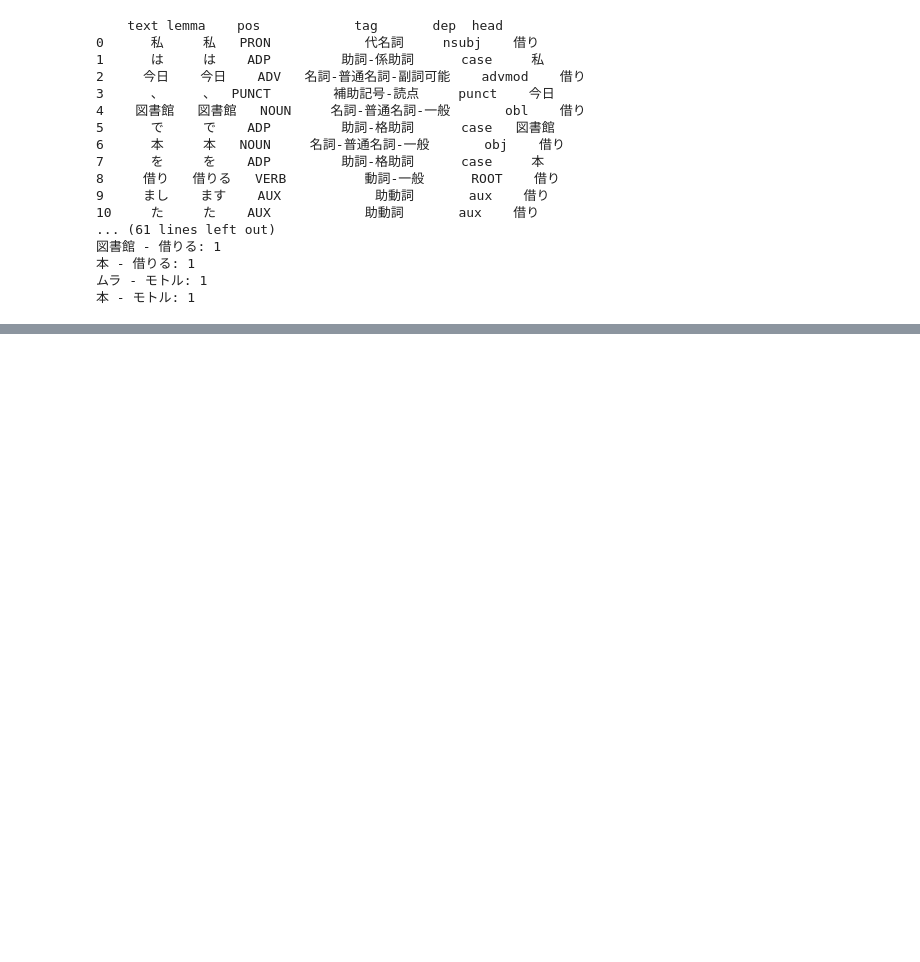
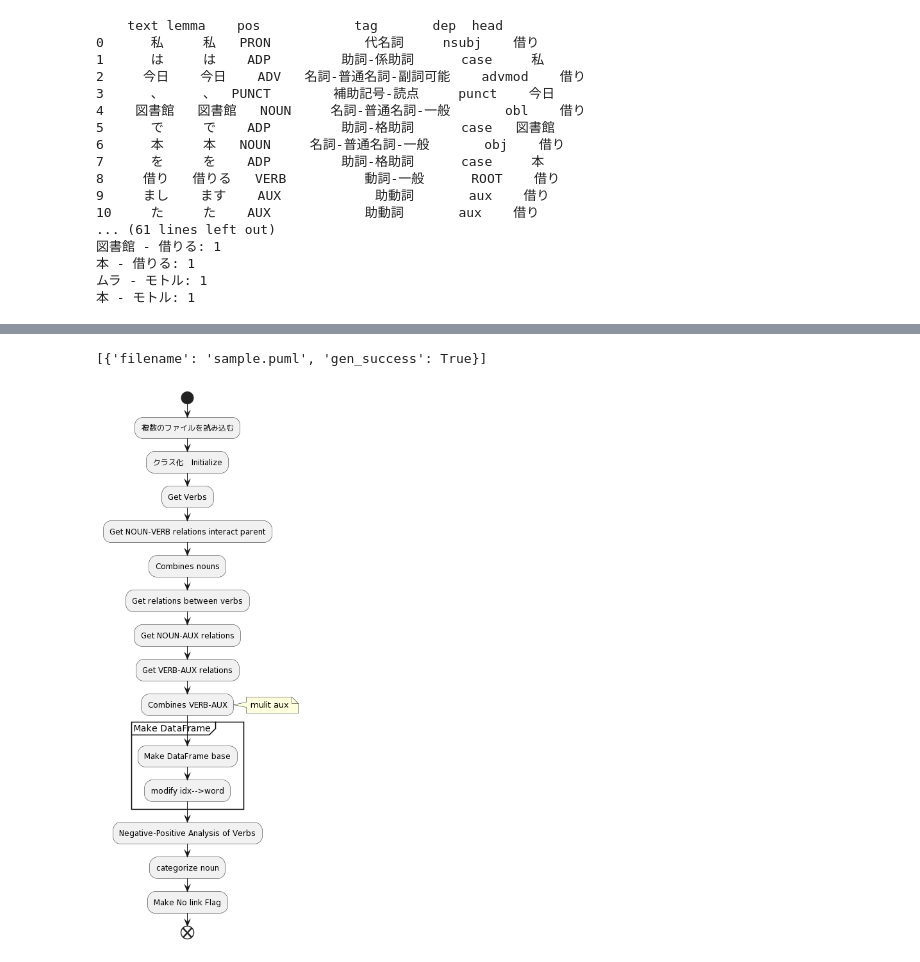
Before and after one commit to kapibara3chi/CooccurrenceAndWordCloud, a Jupyter notebook: CooccurrenceNetworkAndWordCloud.ipynb, the cells around one changed output, grey strips where cells are left out. Cells and saved outputs as stored; diff of their text form; code cells hidden in the pictures; blank space fills up the shorter version.

```diff
--- a/CooccurrenceNetworkAndWordCloud.ipynb
+++ b/CooccurrenceNetworkAndWordCloud.ipynb
@@ -905,0 +888,38 @@ if __name__ == '__main__':
+# %%
+with open('/content/sample.puml', 'w+') as f:
+	f.write('''
+
+@startuml
+start
+:複数のファイルを読み込む;
+:クラス化　Initialize;
+:Get Verbs;
+:Get NOUN-VERB relations interact parent;
+:Combines nouns;
+:Get relations between verbs;
+:Get NOUN-AUX relations;
+:Get VERB-AUX relations;
+:Combines VERB-AUX;
+note right
+mulit aux
+end note
+group Make DataFrame
+:Make DataFrame base;
+:modify idx-->word;
+end group
+:Negative-Positive Analysis of Verbs;
+:categorize noun;
+:Make No link Flag;
+end
+@enduml
+
+''')
+
+!python -m plantuml sample.puml
+
+from IPython.display import Image
+
+Image('sample.png')
+# %% [output]
+[{'filename': 'sample.puml', 'gen_success': True}]
+[figure, added]
```
Also changed, not shown: parts of 15 cells of this notebook.
